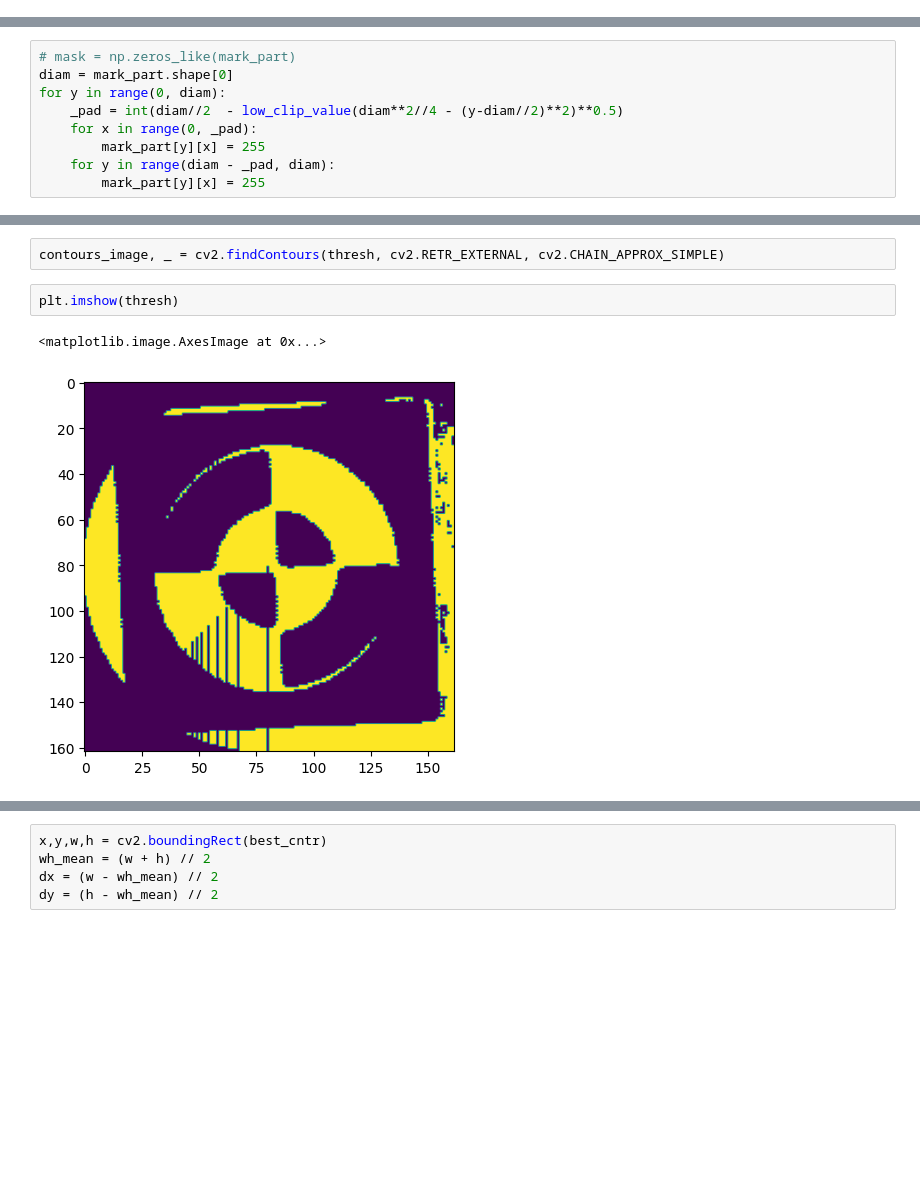
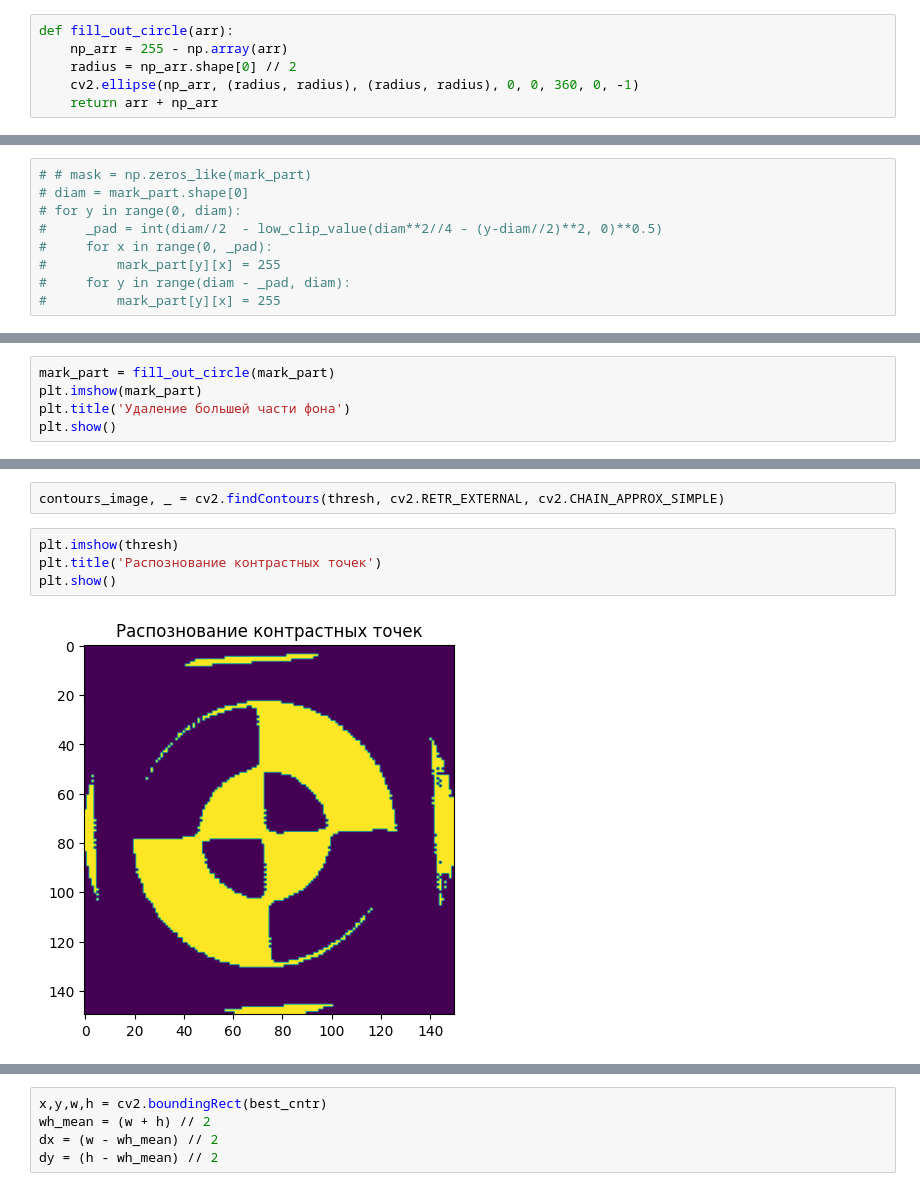
Before and after one commit to ravilkooo/ContactlessPlaneTesting, a Jupyter notebook: ravil/manual_mark_detection.ipynb, the cells around one changed output, grey strips where cells are left out. Saved outputs shown, nothing was run; the diff lists cells and outputs as text; blank space fills up the shorter version.

```diff
--- a/ravil/manual_mark_detection.ipynb
+++ b/ravil/manual_mark_detection.ipynb
@@ -110,6 +110,12 @@ def calc_diff(a, b, mask = None, reduction='MEAN'):
             return ((a - b)**2).mean()
         else:#if reduction == 'SUM':
             return ((a - b)**2).sum()
+# %%
+def fill_out_circle(arr):
+    np_arr = 255 - np.array(arr)
+    radius = np_arr.shape[0] // 2
+    cv2.ellipse(np_arr, (radius, radius), (radius, radius), 0, 0, 360, 0, -1)
+    return arr + np_arr
 # %%
 image_name = 'frame_0.png'
 images_dir = 'images'
@@ -200,13 +209,13 @@ image_gray = cv2.cvtColor(image, cv2.COLOR_BGR2GRAY)
 # %%
 mark_part = image_gray[center[1] - rad:center[1] + rad, center[0] - rad:center[0] + rad]
 # %%
-# mask = np.zeros_like(mark_part)
-diam = mark_part.shape[0]
-for y in range(0, diam):
-    _pad = int(diam//2  - low_clip_value(diam**2//4 - (y-diam//2)**2)**0.5)
-    for x in range(0, _pad):
-        mark_part[y][x] = 255
-    for y in range(diam - _pad, diam):
-        mark_part[y][x] = 255
+# # mask = np.zeros_like(mark_part)
+# diam = mark_part.shape[0]
+# for y in range(0, diam):
+#     _pad = int(diam//2  - low_clip_value(diam**2//4 - (y-diam//2)**2, 0)**0.5)
+#     for x in range(0, _pad):
+#         mark_part[y][x] = 255
+#     for y in range(diam - _pad, diam):
+#         mark_part[y][x] = 255
 # %%
 label_pos_x, label_pos_y = center[0] - rad, center[1] - rad
@@ -217,0 +222,5 @@ plt.imshow(mark_part)
+# %%
+mark_part = fill_out_circle(mark_part)
+plt.imshow(mark_part)
+plt.title('Удаление большей части фона')
+plt.show()
@@ -224,9 +235,10 @@ thresh = 255 - thresh
 contours_image, _ = cv2.findContours(thresh, cv2.RETR_EXTERNAL, cv2.CHAIN_APPROX_SIMPLE)
 # %%
 plt.imshow(thresh)
+plt.title('Распознование контрастных точек')
+plt.show()
 # %% [output]
-<matplotlib.image.AxesImage at 0x...>
-[figure, old version]
+[figure, new version]
 # %%
 fig, ax = plt.subplots(1,3, figsize=(18,6))
 # ax[0].imshow(mark_part)
```
Also changed, not shown: parts of 14 cells of this notebook.
